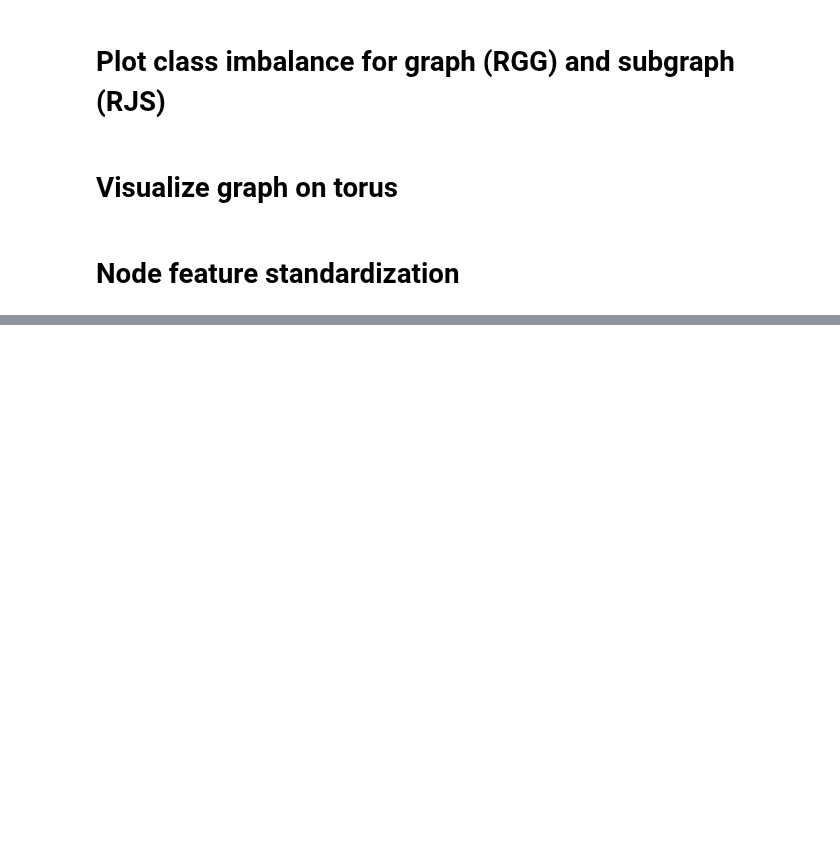
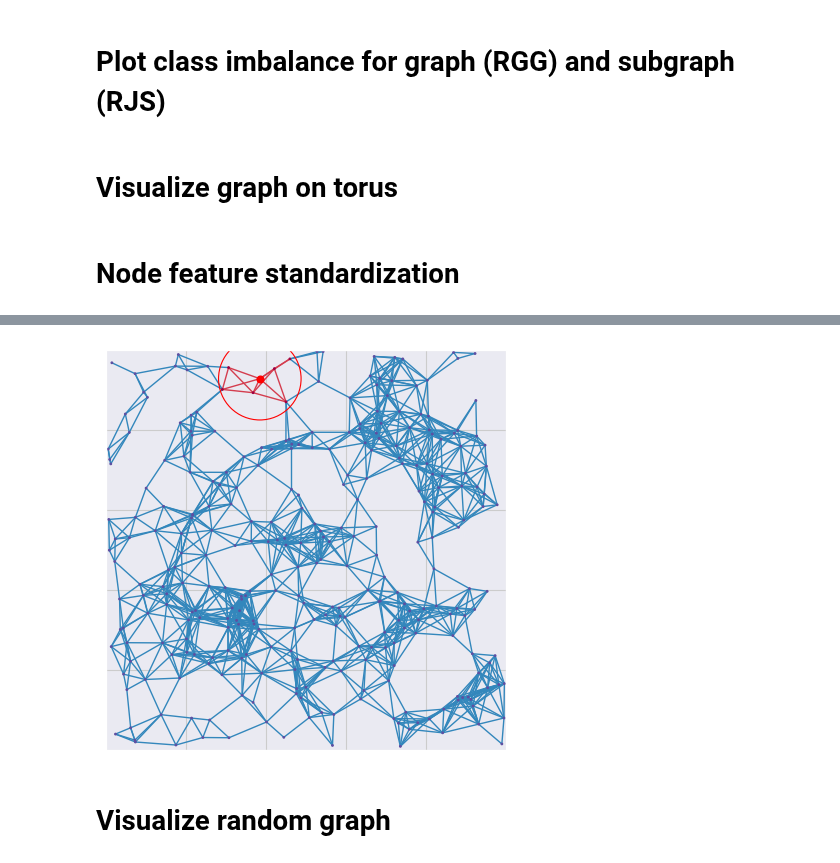
Before and after one commit to HydrofinLoewenherz/embedding-eval-framework, a Jupyter notebook: notebooks/graphs.ipynb, the cells around one changed output, grey strips where cells are left out. Drawn from its saved outputs; the diff is of its cells as text; code cells hidden in the pictures; blank space fills up the shorter version.

```diff
--- a/notebooks/graphs.ipynb
+++ b/notebooks/graphs.ipynb
@@ -515,0 +598,30 @@ print(
+# %%
+size = 300
+avg_degree = 10
+graph = graphs.gen_rgg(size, avg_degree=avg_degree)
+# %%
+fig_size = 4
+fig, ax = plt.subplots(
+    figsize=(fig_size, fig_size)
+)
+
+node_i = 0
+radius = np.sqrt(avg_degree / ((size - 1) * np.pi))
+sub = nx.subgraph(graph, [node_i, *list(graph.neighbors(node_i))])
+graph_visualization.draw_graph(
+    ax=ax,
+    graph=graph,
+    subgraph=sub
+)
+
+pos = graph.nodes(data="feature")[node_i]
+circle = plt.Circle(pos, radius, color="r", fill=False)
+ax.add_patch(circle)
+ax.plot((pos[0]), (pos[1]), 'o', color='r')
+
+plt.tight_layout(pad=0)
+plt.savefig("./out/rgg_radius.pdf")
+# %% [output]
+[figure, added]
+# %% [markdown]
+# Visualize random graph
```
Also changed, not shown: parts of 14 cells of this notebook, 9 other files.
